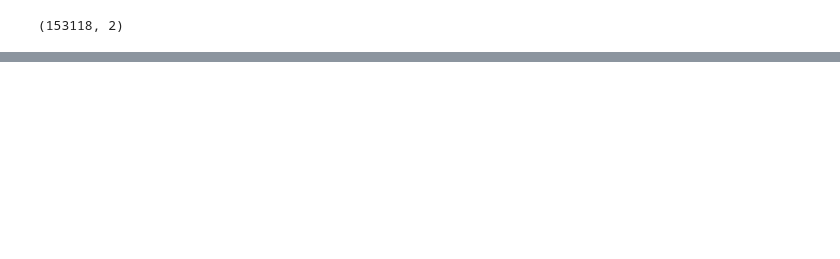
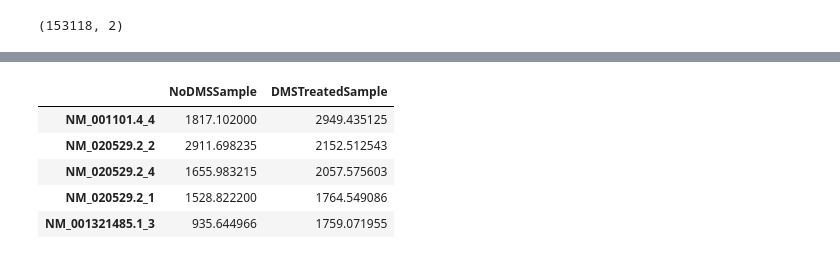
Before and after one commit to JayKu4418/Rapunzel-ExonIntronBoundaryStructures_Scripts, a Jupyter notebook: FeatureCounts_CompareExonIntronBoundaries_MadrasinHiSeqOctober2018.ipynb, the cells around one changed output, grey strips where cells are left out. Cells and saved outputs as stored; diff of their text form; code cells hidden in the pictures; blank space fills up the shorter version.

```diff
--- a/FeatureCounts_CompareExonIntronBoundaries_MadrasinHiSeqOctober2018.ipynb
+++ b/FeatureCounts_CompareExonIntronBoundaries_MadrasinHiSeqOctober2018.ipynb
@@ -149,0 +156,12 @@ feature_readCounts_transcriptome
+# %%
+feature_readCounts_transcriptome.columns = ["NoDMSSample","DMSTreatedSample"]
+# %%
+feature_readCounts_transcriptome_sortedByTPMs = feature_readCounts_transcriptome.sort_values(by=["DMSTreatedSample"],ascending=False)
+feature_readCounts_transcriptome_sortedByTPMs.head()
+# %% [output]
+|  | NoDMSSample | DMSTreatedSample |
+| NM_001101.4_4 | 1817.102000 | 2949.435125 |
+| NM_020529.2_2 | 2911.698235 | 2152.512543 |
+| NM_020529.2_4 | 1655.983215 | 2057.575603 |
+| NM_020529.2_1 | 1528.822200 | 1764.549086 |
+| NM_001321485.1_3 | 935.644966 | 1759.071955 |
```
Also changed, not shown: parts of 14 cells of this notebook, 3 other files.
